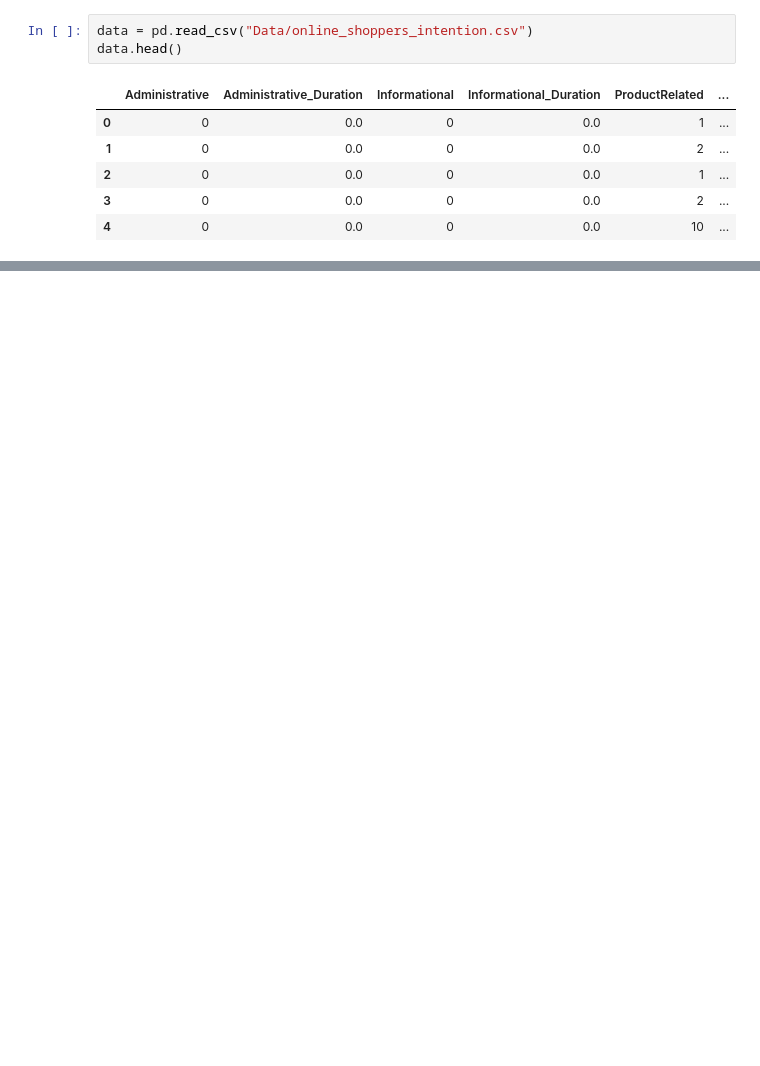
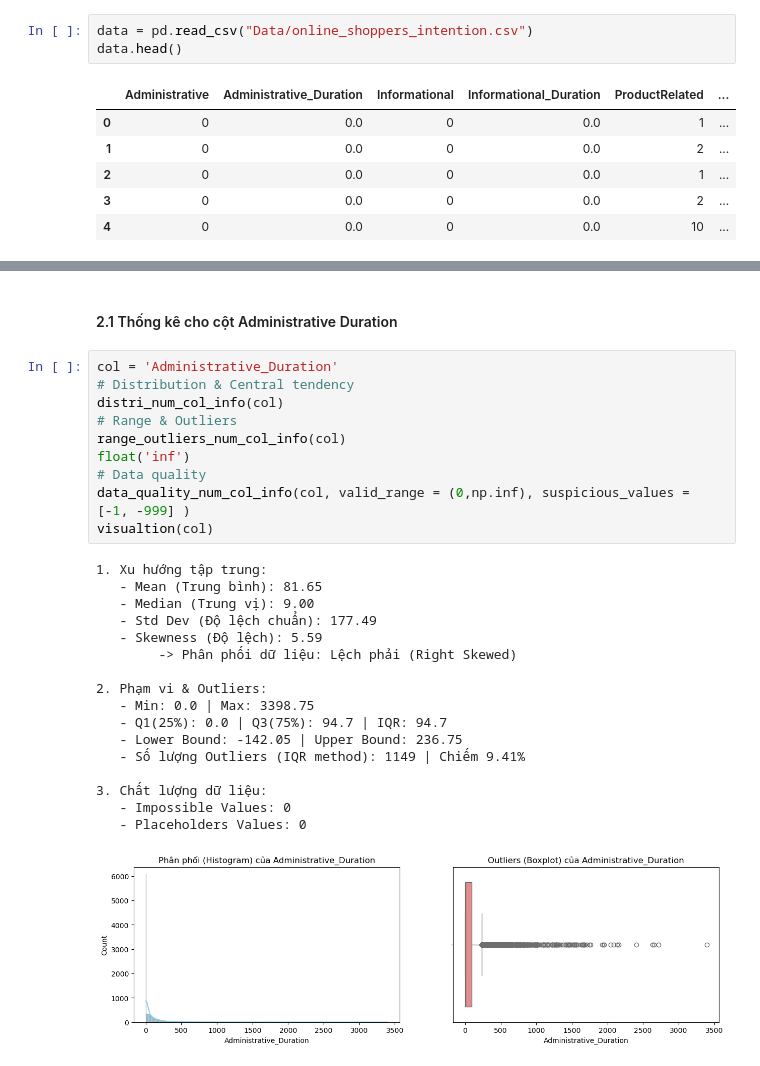
Before and after one commit to pnquyn/FinalProject_P4DataScience, a Jupyter notebook: project.ipynb, the cells around one changed output, grey strips where cells are left out. Cells and saved outputs as stored; diff of their text form; blank space fills up the shorter version.

```diff
--- a/project.ipynb
+++ b/project.ipynb
@@ -175,0 +998,30 @@ data.head()
+# %% [markdown]
+#### 2.1 Thống kê cho cột Administrative Duration
+# %%
+col = 'Administrative_Duration'
+# Distribution & Central tendency
+distri_num_col_info(col)
+# Range & Outliers
+range_outliers_num_col_info(col)
+float('inf')
+# Data quality
+data_quality_num_col_info(col, valid_range = (0,np.inf), suspicious_values = [-1, -999] )
+visualtion(col)
+# %% [output]
+1. Xu hướng tập trung:
+   - Mean (Trung bình): 81.65
+   - Median (Trung vị): 9.00
+   - Std Dev (Độ lệch chuẩn): 177.49
+   - Skewness (Độ lệch): 5.59
+        -> Phân phối dữ liệu: Lệch phải (Right Skewed)
+
+2. Phạm vi & Outliers:
+   - Min: 0.0 | Max: 3398.75
+   - Q1(25%): 0.0 | Q3(75%): 94.7 | IQR: 94.7
+   - Lower Bound: -142.05 | Upper Bound: 236.75
+   - Số lượng Outliers (IQR method): 1149 | Chiếm 9.41%
+
+3. Chất lượng dữ liệu:
+   - Impossible Values: 0
+   - Placeholders Values: 0
+[figure, added]
```
Also changed, not shown: parts of 164 cells of this notebook.
